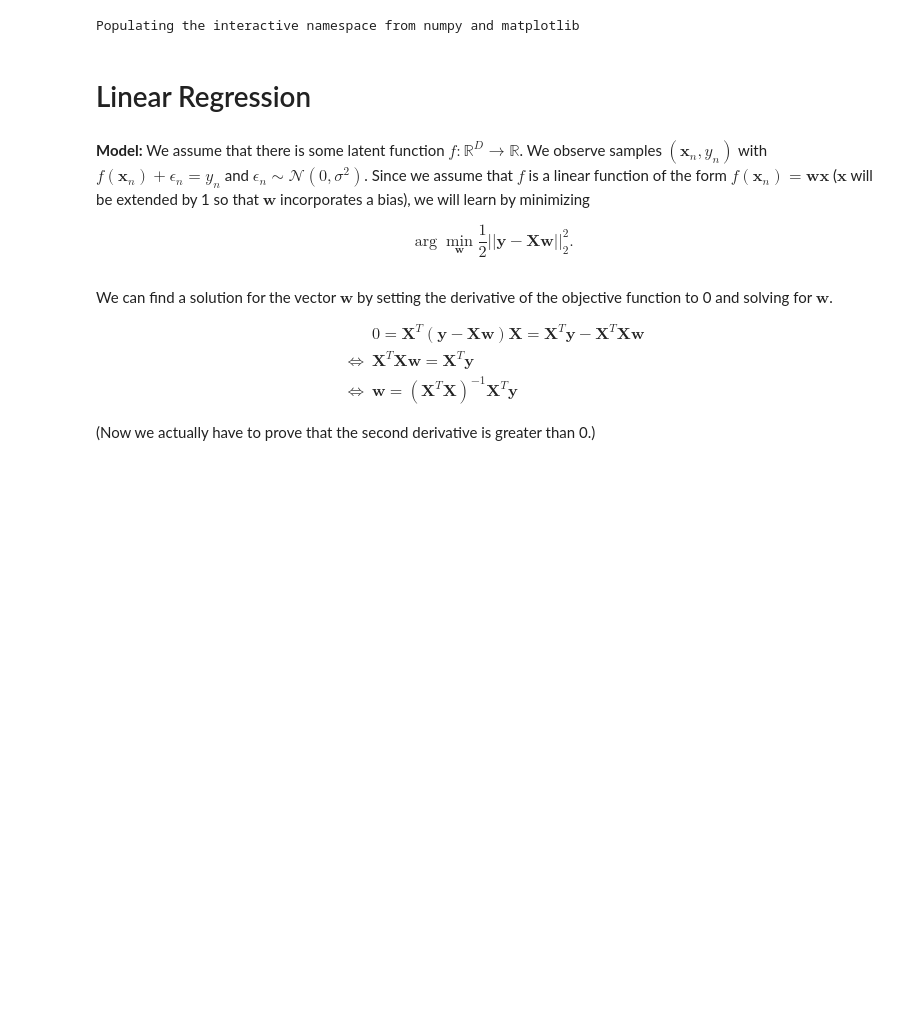
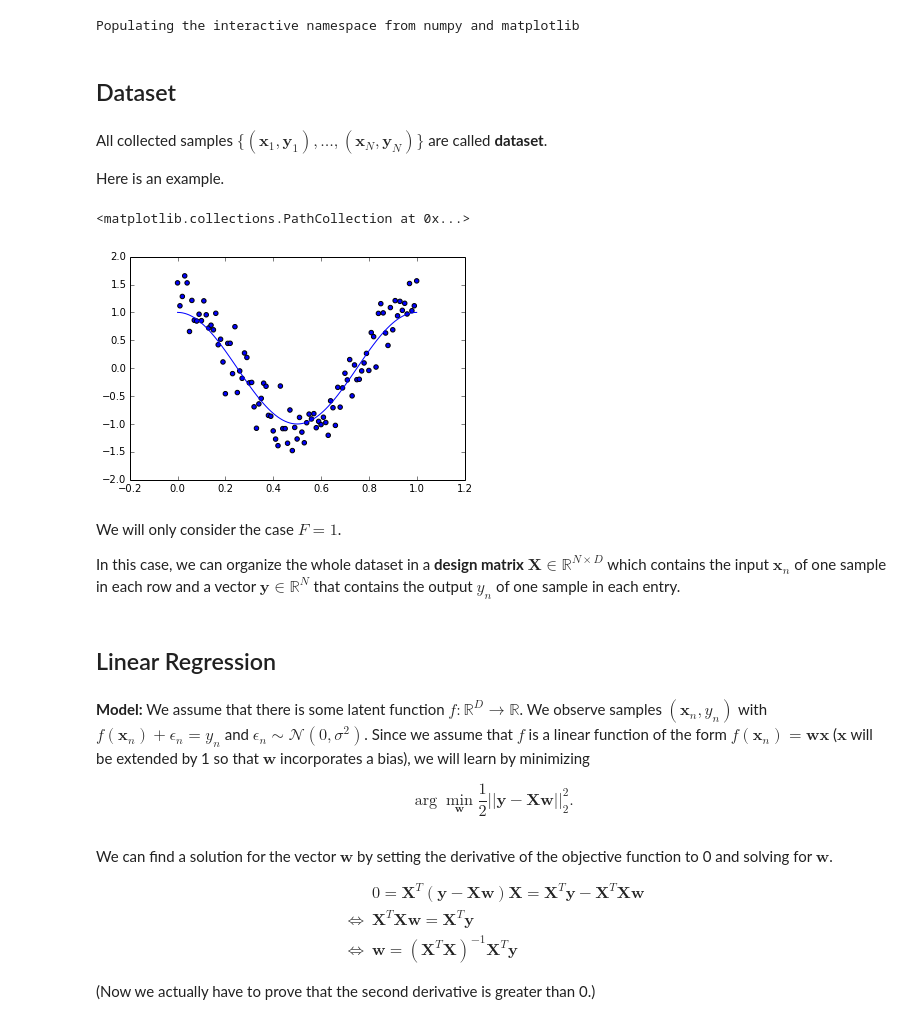
Before and after one commit to AlexanderFabisch/regression-tutorial, a Jupyter notebook: regression.ipynb, the cells around one changed output. Cells and saved outputs as stored; diff of their text form; code cells hidden in the pictures; blank space fills up the shorter version.

```diff
--- a/regression.ipynb
+++ b/regression.ipynb
@@ -2,6 +12,12 @@
 %pylab inline
 # %% [output]
 Populating the interactive namespace from numpy and matplotlib
+# %% [markdown]
+## Dataset
+# %% [markdown]
+All collected samples $\{(\boldsymbol{x}_1, \boldsymbol{y}_1), \ldots, (\boldsymbol{x}_N, \boldsymbol{y}_N)\}$ are called **dataset**.
+
+Here is an example.
 # %%
 from sklearn.utils import check_random_state
 
@@ -12,8 +28,19 @@ def generate_data(n_samples, sigma, random_state=None):
     y_true = np.cos(2 * np.pi * x)
     y = y_true + sigma * random_state.randn(n_samples)
     return x, X, y_true, y
+# %%
+x, X, y_true, y = generate_data(101, 0.3, 0)
+plt.plot(x, y_true)
+plt.scatter(x, y)
+# %% [output]
+<matplotlib.collections.PathCollection at 0x...>
+[figure, added]
+# %% [markdown]
+We will only consider the case $F = 1$.
+
+In this case, we can organize the whole dataset in a **design matrix** $\boldsymbol{X} \in \mathbb{R}^{N \times D}$ which contains the input $\boldsymbol{x}_n$ of one sample in each row and a vector $\boldsymbol{y} \in \mathbb{R}^N$ that contains the output $y_n$ of one sample in each entry.
 # %% [markdown]
-# Linear Regression
+## Linear Regression
 # %% [markdown]
 **Model:** We assume that there is some latent function $f: \mathbb{R}^D \rightarrow \mathbb{R}$. We observe samples $(\boldsymbol{x}_n, y_n)$ with $f(\boldsymbol{x}_n) + \epsilon_n = y_n$ and $\epsilon_n \sim \mathcal{N}(0, \sigma^2)$. Since we assume that $f$ is a linear function of the form $f(\boldsymbol{x}_n) = \boldsymbol{w} \boldsymbol{x}$ ($\boldsymbol{x}$ will be extended by 1 so that $\boldsymbol{w}$ incorporates a bias), we will learn by minimizing
 
```
Also changed, not shown: parts of 31 cells of this notebook.
